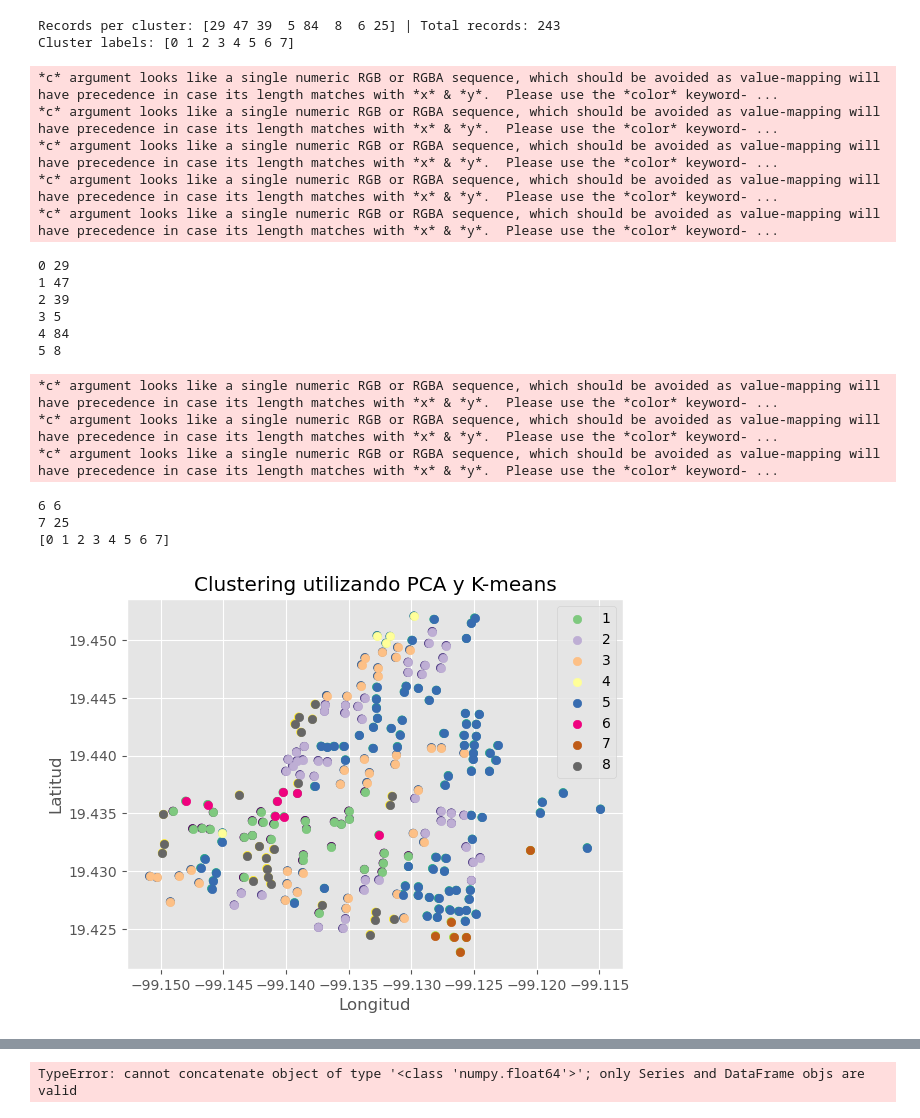
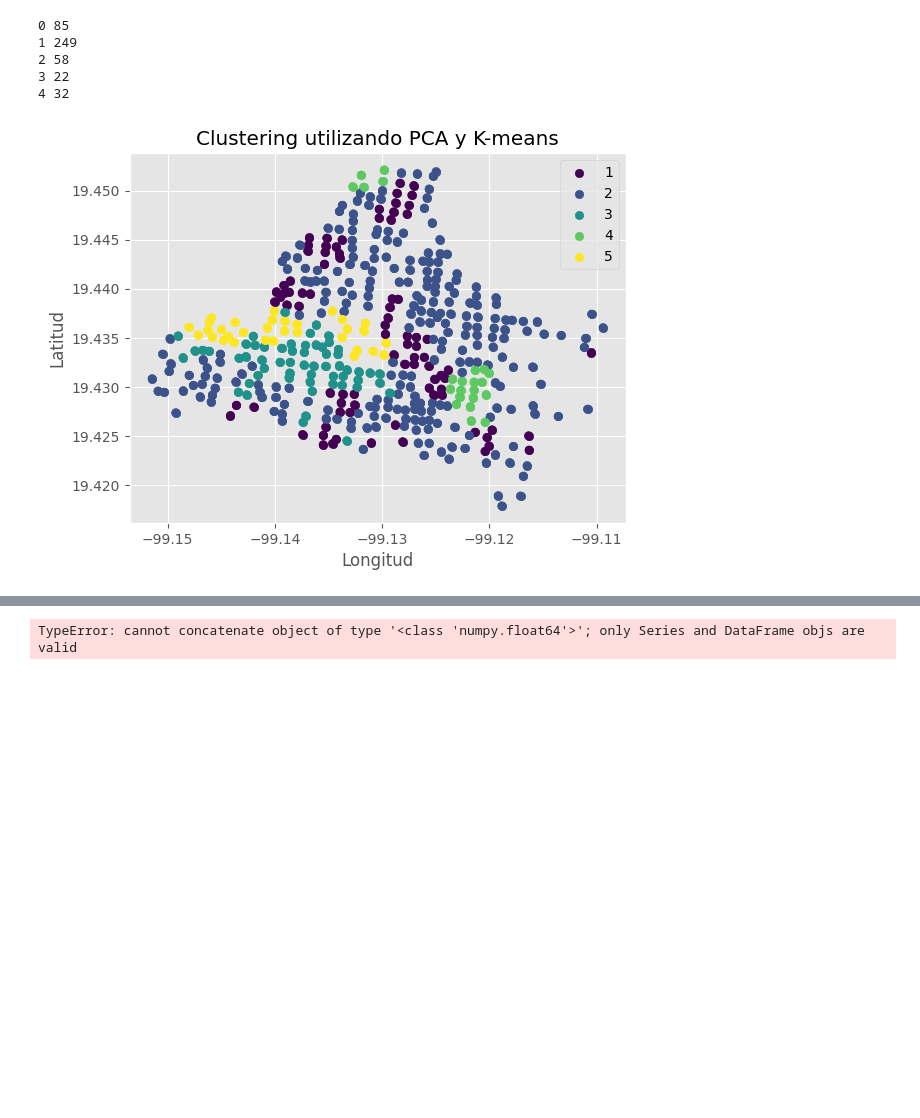
Before and after one commit to M1ndBlast/c5, a Jupyter notebook: notebooks/PCA.ipynb, the cells around one changed output, grey strips where cells are left out. Cells and saved outputs as stored; diff of their text form; code cells hidden in the pictures; blank space fills up the shorter version.

```diff
--- a/notebooks/PCA.ipynb
+++ b/notebooks/PCA.ipynb
@@ -26,9 +25,9 @@ import warnings
 warnings.filterwarnings('ignore')
 # %%
 # Leemos los datos del archivo \\C4wadpninv004\ANALISIS II-DGGE\02. SME\GUSTAVO\B200m_CONSIGNADAS.csv
-# DIR_PATH = '\\\\C4wadpninv004\\ANALISIS II-DGGE\\02. SME\\GUSTAVO\\'
-DIR_PATH = '..\\data\\'
-FILE_PATH = DIR_PATH + 'B200m_CONSIGNADAS.csv'
+DIR_PATH = '\\\\C4wadpninv004\\ANALISIS II-DGGE\\02. SME\\GUSTAVO\\'
+# DIR_PATH = '..\\data\\'
+FILE_PATH = DIR_PATH + 'B200m_CONSIGNADAS-v3.csv'
 data = pd.read_csv(FILE_PATH, sep=',', encoding='latin-1')
 data_cp = data.copy()
 data_cp
@@ -100,57 +115,40 @@ Index(['Etiquetas', 'Sector', 'Consigna', 'Long', 'Lat',
 # %%
-# Creamos una instancia del objeto PCA
-pca_pipe = make_pipeline(StandardScaler(), PCA(n_components=7), KMeans())#n_clusters=3))
-pca_pipe.fit_transform(X)
+# Creamos una instancia del objeto PCA y DBSCAN
+pca_pipe = make_pipeline(StandardScaler(with_std=True, with_mean=True), PCA(), KMeans(n_clusters=5, random_state=0))
+pca_pipe.fit(X)
 
 # Obtenemos el modelo
 pca = pca_pipe.named_steps['pca']
 kmeans = pca_pipe.named_steps['kmeans']
 
 labels = kmeans.labels_
-# Print unique cluster labels
-print(f'Records per cluster: {np.bincount(labels)} | Total records: {len(labels)}')
-print(f'Cluster labels: {np.unique(labels)}')
-
-
-# modelo_pca = pca_pipe.named_steps['pca']
-# modelo_pca.components_
-# %% [output]
-Records per cluster: [29 47 39  5 84  8  6 25] | Total records: 243
-Cluster labels: [0 1 2 3 4 5 6 7]
 # %%
-geo = plt.scatter(data_cp['Long'], data_cp['Lat'], c=labels, cmap='viridis')
+geo = plt.scatter(data_cp['longitud'], data_cp['latitud'], c=labels, cmap='viridis')
 
-colors = plt.get_cmap('Accent')(np.linspace(0,1,len(np.unique(labels))))
+colors = plt.get_cmap('viridis')(np.linspace(0,1,len(np.unique(labels))))
 
 
 for label in np.unique(labels):
     data_ = data_cp[labels==label]
     print(label, len(data_))
-    plt.scatter(data_['Long'], data_['Lat'], c=colors[label], label=label+1)
+    plt.scatter(data_['longitud'], data_['latitud'], c=colors[label], label=label+1)
 
 plt.xlabel('Longitud')
 plt.ylabel('Latitud')
 plt.title('Clustering utilizando PCA y K-means')
 plt.legend()
-print(np.unique(labels))
+plt.show()
 
-plt.show()
+
+# Ponerle el mapa de los sectores y las calles a ambos mapas n_compontes = 3 y n_components = 10
+
+# aplicarle  I de mooran y lisa (para cada una camaras en relacion a los grupos que se formaron
+#
+# Excel de la estandarizacion de los puntos de interes)
 # %% [output]
-*c* argument looks like a single numeric RGB or RGBA sequence, which should be avoided as value-mapping will have precedence in case its length matches with *x* & *y*.  Please use the *color* keyword- ...
-*c* argument looks like a single numeric RGB or RGBA sequence, which should be avoided as value-mapping will have precedence in case its length matches with *x* & *y*.  Please use the *color* keyword- ...
-*c* argument looks like a single numeric RGB or RGBA sequence, which should be avoided as value-mapping will have precedence in case its length matches with *x* & *y*.  Please use the *color* keyword- ...
-*c* argument looks like a single numeric RGB or RGBA sequence, which should be avoided as value-mapping will have precedence in case its length matches with *x* & *y*.  Please use the *color* keyword- ...
-*c* argument looks like a single numeric RGB or RGBA sequence, which should be avoided as value-mapping will have precedence in case its length matches with *x* & *y*.  Please use the *color* keyword- ...
+0 85
+1 249
+2 58
+3 22
+4 32
-0 29
-1 47
-2 39
-3 5
-4 84
-5 8
-*c* argument looks like a single numeric RGB or RGBA sequence, which should be avoided as value-mapping will have precedence in case its length matches with *x* & *y*.  Please use the *color* keyword- ...
-*c* argument looks like a single numeric RGB or RGBA sequence, which should be avoided as value-mapping will have precedence in case its length matches with *x* & *y*.  Please use the *color* keyword- ...
-*c* argument looks like a single numeric RGB or RGBA sequence, which should be avoided as value-mapping will have precedence in case its length matches with *x* & *y*.  Please use the *color* keyword- ...
-6 6
-7 25
-[0 1 2 3 4 5 6 7]
-[figure, old version]
+[figure, new version]
```
Also changed, not shown: parts of 14 cells of this notebook, 3 other files.
